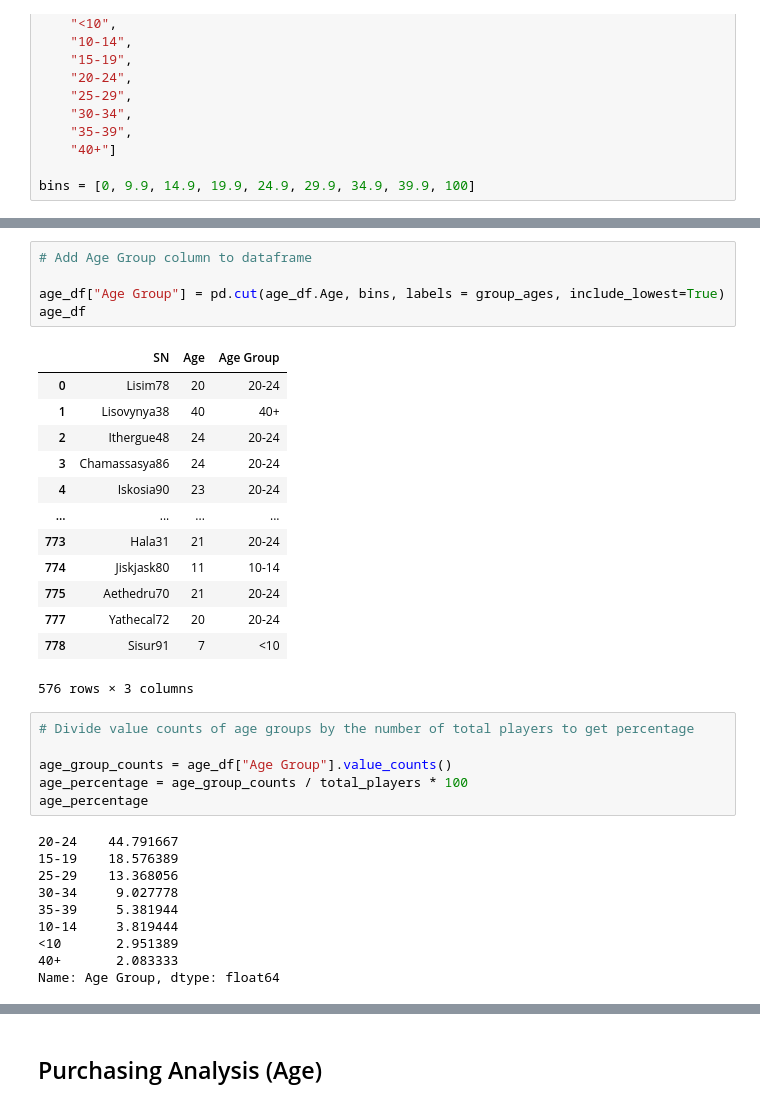
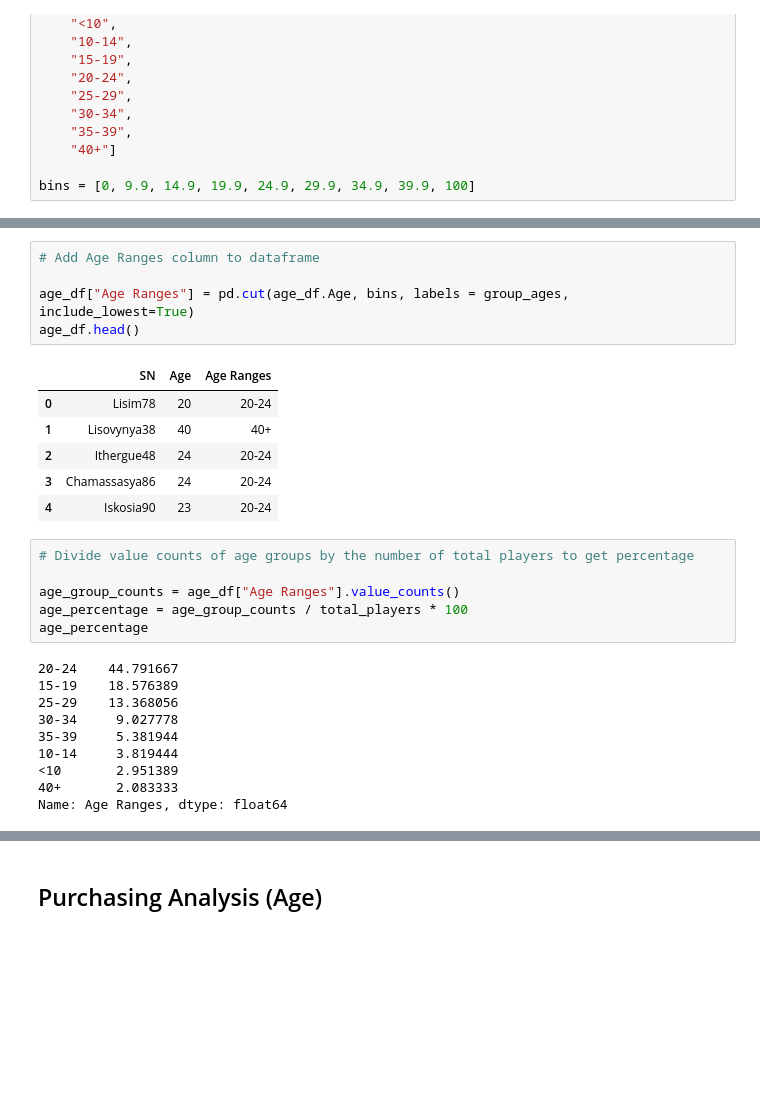
Before and after one commit to jacance/pandas-challenge, a Jupyter notebook: HeroesOfPymoli/HeroesOfPymoli.ipynb, the cells around one changed output, grey strips where cells are left out. Cells and saved outputs as stored; diff of their text form; blank space fills up the shorter version.

```diff
--- a/HeroesOfPymoli/HeroesOfPymoli_starter.ipynb
+++ b/HeroesOfPymoli/HeroesOfPymoli.ipynb
@@ -322,26 +302,19 @@ age_df
 # %%
-# Add Age Group column to dataframe
+# Add Age Ranges column to dataframe
 
-age_df["Age Group"] = pd.cut(age_df.Age, bins, labels = group_ages, include_lowest=True)
-age_df
+age_df["Age Ranges"] = pd.cut(age_df.Age, bins, labels = group_ages, include_lowest=True)
+age_df.head()
 # %% [output]
-|  | SN | Age | Age Group |
+|  | SN | Age | Age Ranges |
 | 0 | Lisim78 | 20 | 20-24 |
 | 1 | Lisovynya38 | 40 | 40+ |
 | 2 | Ithergue48 | 24 | 20-24 |
 | 3 | Chamassasya86 | 24 | 20-24 |
 | 4 | Iskosia90 | 23 | 20-24 |
-| ... | ... | ... | ... |
-| 773 | Hala31 | 21 | 20-24 |
-| 774 | Jiskjask80 | 11 | 10-14 |
-| 775 | Aethedru70 | 21 | 20-24 |
-| 777 | Yathecal72 | 20 | 20-24 |
-| 778 | Sisur91 | 7 | <10 |
-576 rows × 3 columns
 # %%
 # Divide value counts of age groups by the number of total players to get percentage
 
-age_group_counts = age_df["Age Group"].value_counts()
+age_group_counts = age_df["Age Ranges"].value_counts()
 age_percentage = age_group_counts / total_players * 100
 age_percentage
 # %% [output]
@@ -353,6 +326,6 @@ age_percentage
 10-14     3.819444
 <10       2.951389
 40+       2.083333
-Name: Age Group, dtype: float64
+Name: Age Ranges, dtype: float64
 # %%
 # Create dataframe using dictionary then format percentage of players.
```
Also changed, not shown: parts of 31 cells of this notebook, 2 other files.
